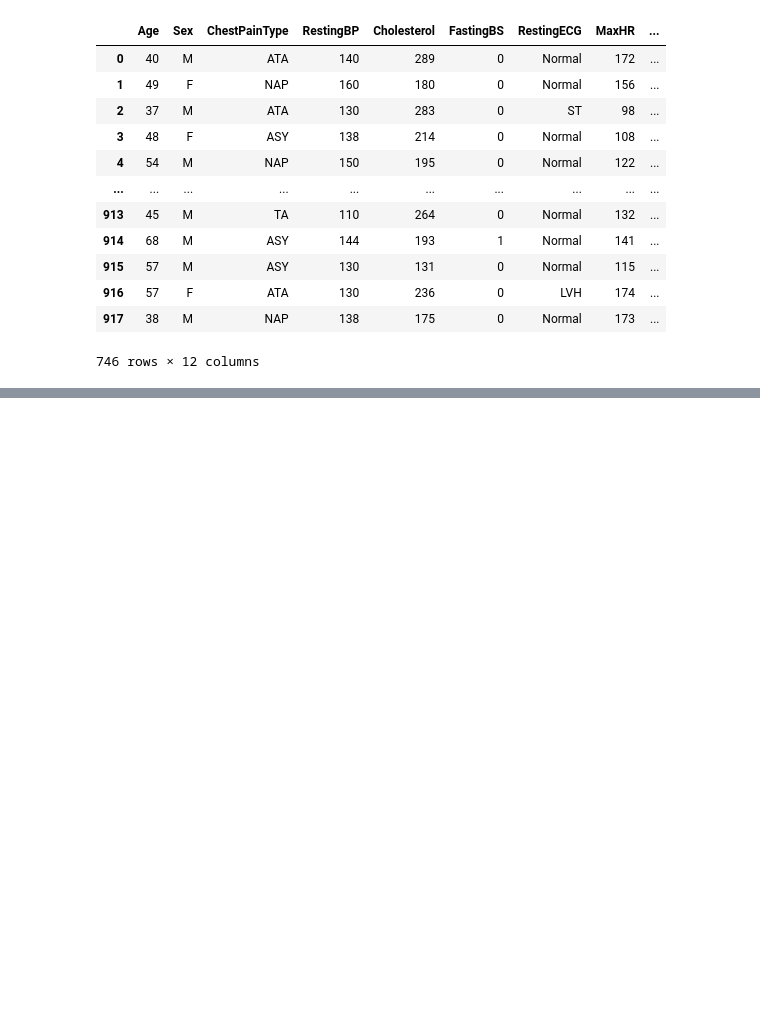
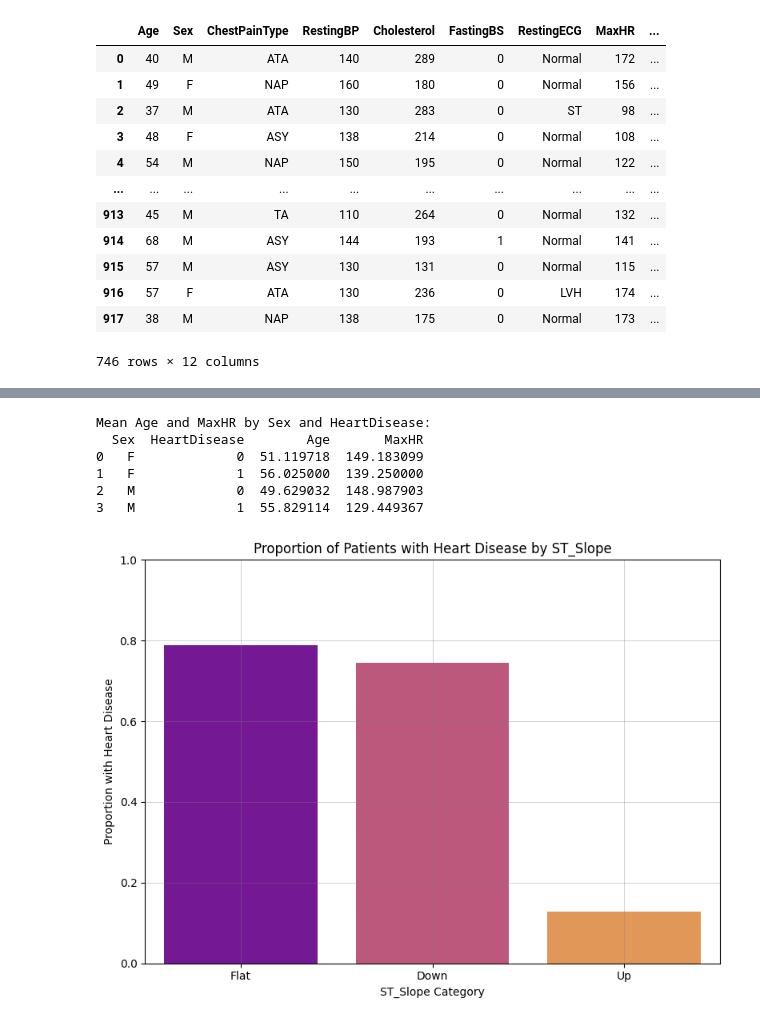
Before and after one commit to Scoochgames/heart-failure-prediction-analysis-with-python-final, a Jupyter notebook: Final_Project_Data_Analysis_in_Python.ipynb, the cells around one changed output, grey strips where cells are left out. Drawn from its saved outputs; the diff is of its cells as text; code cells hidden in the pictures; blank space fills up the shorter version.

```diff
--- a/Final_Project_Data_Analysis_in_Python.ipynb
+++ b/Final_Project_Data_Analysis_in_Python.ipynb
@@ -95,0 +87,37 @@ print('\n The r-value is',df[['Age','Cholesterol']].corr().loc['Age', 'Cholester
+# %%
+grouped_stats = df.groupby(['Sex', 'HeartDisease'])[['Age', 'MaxHR']].mean().reset_index()
+print("Mean Age and MaxHR by Sex and HeartDisease:")
+print(grouped_stats)
+# %% [output]
+Mean Age and MaxHR by Sex and HeartDisease:
+  Sex  HeartDisease        Age       MaxHR
+0   F             0  51.119718  149.183099
+1   F             1  56.025000  139.250000
+2   M             0  49.629032  148.987903
+3   M             1  55.829114  129.449367
+# %%
+# Calculate counts for each combination and the proportion
+st_slope_counts = df.groupby('ST_Slope')['HeartDisease'].value_counts(normalize=True).unstack()
+
+# Filter to only show the proportion of HeartDisease=1 (Yes) and reset index to use ST_Slope as a column
+st_slope_yes_hd = st_slope_counts[[1]].reset_index()
+st_slope_yes_hd = st_slope_yes_hd.rename(columns={1: 'Proportion'})
+
+
+# Sort by proportion for better visualization
+st_slope_yes_hd = st_slope_yes_hd.sort_values(by='Proportion', ascending=False)
+
+# Create the figure and plot
+plt.figure(figsize=(8, 6))
+sns.barplot(data=st_slope_yes_hd, x='ST_Slope', y='Proportion', hue='ST_Slope', palette='plasma', legend=False)
+
+plt.title('Proportion of Patients with Heart Disease by ST_Slope')
+plt.xlabel('ST_Slope Category')
+plt.ylabel('Proportion with Heart Disease')
+plt.ylim(0, 1) # Set y-limit to 0-1 for proportion
+plt.tight_layout()
+plt.grid(color='grey', linestyle='-', linewidth=0.5, alpha=0.5, zorder=0)
+plt.savefig('st_slope_heart_disease_proportion.png') # Save the plot as a PNG file
+plt.show()
+# %% [output]
+[figure, added]
```
Also changed, not shown: parts of 8 cells of this notebook.
